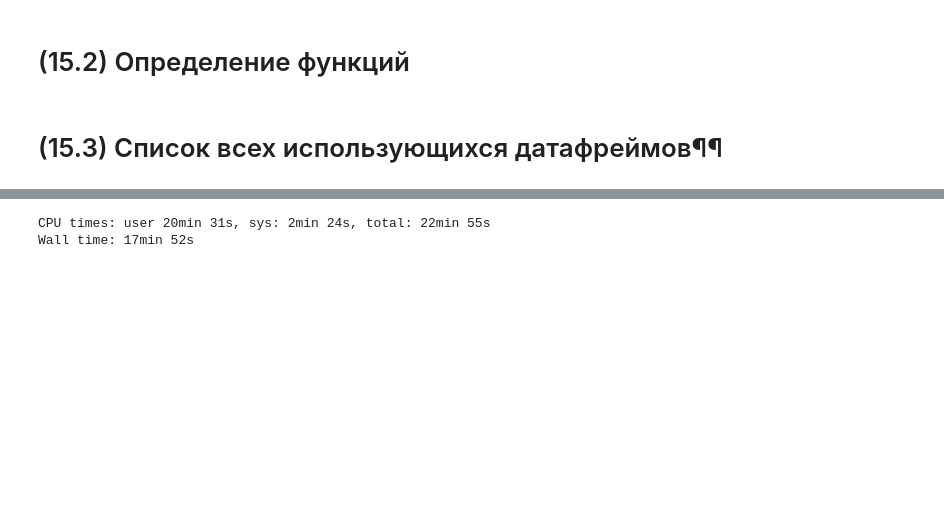
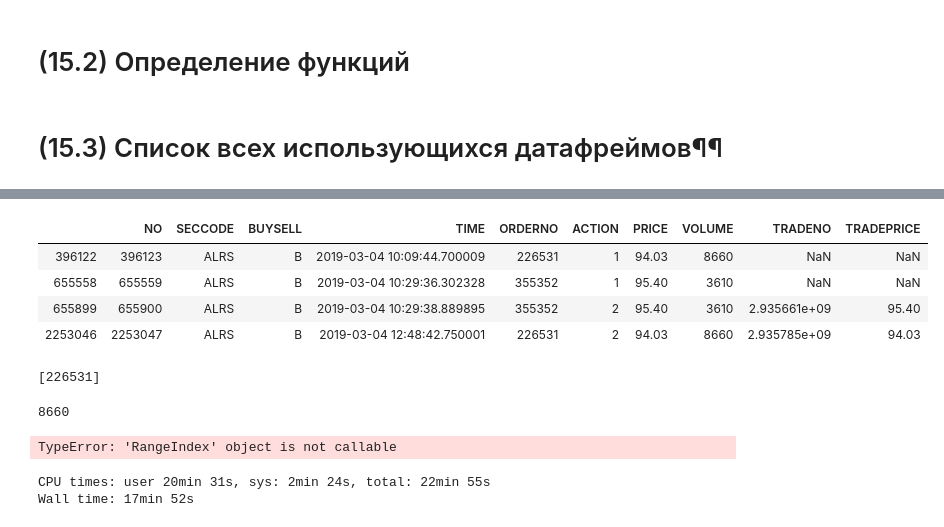
Before and after one commit to katya-luzina/master_thesis, a Jupyter notebook: 5. обновление ордерлога данными по выявленным айсберг-заявкам и цепочкам айсберг-заявок.ipynb, the cells around one changed output, grey strips where cells are left out. Saved outputs shown, nothing was run; the diff lists cells and outputs as text; code cells hidden in the pictures; blank space fills up the shorter version.

```diff
--- a/5. обновление ордерлога данными по выявленным айсберг-заявкам и цепочкам айсберг-заявок.ipynb
+++ b/5. обновление ордерлога данными по выявленным айсберг-заявкам и цепочкам айсберг-заявок.ipynb
@@ -80,0 +205,30 @@ dtype: object
+# %%
+%%time
+# определяем ордерно всех заявок из цепочки
+# находим эти заявки в orders_instr
+# обновляем первоначальный объем первой заявки в цепочке
+# удалить запись о выставлении всех остальных заявок в цепочке
+# обновляем ордерно в указании об исполнении всех других заявок в цепочке на ордерно первой заявки в цепочке
+for a in range(len(all_day_chain_instr_day)):
+
+    chain_id = all_day_chain_instr_day.loc[a, 'CHAIN_ID']
+    print(chain_id)
+    orders_in_chain = chain_results_instr_day[chain_results_instr_day.CHAIN_ID == chain_id]['ORDERNO'].to_list()
+    print(chain_id, orders_in_chain)
+    first_order_in_chain = orders_in_chain[0]
+    # ищем первый элемент цепочки и обновляем объем на величину общего объема цепочки
+    index_in_all_day = all_day_chain_instr_day.index[all_day_chain_instr_day.CHAIN_ID == chain_id].to_list()[0]
+    chain_volume = all_day_chain_instr_day.loc[index_in_all_day, 'VOLUME']
+    orders_instr.loc[(orders_instr['ORDERNO'] == first_order_in_chain) & (orders_instr['ACTION'] == 1),'VOLUME'] = chain_volume
+
+    # если длина цепочки больше единицы, то 1) удаляем все записи о выставлении последующих элементов цепочки
+    # 2) меняем ордерно об исполнении или отмене последующих элементов цепочки на ордерно первого элемента цепочки
+    if len(orders_in_chain) != 1:
+
+        print(chain_id, orders_in_chain,1)
+        # исключаем из цепочки первый элемент
+        rest_orders_in_chain = orders_in_chain[1:len(orders_in_chain)]
+        # удаляем записи о выставлении последующих элементов цепочки
+        orders_instr = orders_instr.drop(orders_instr[(orders_instr['ORDERNO'].isin(rest_orders_in_chain)) & (orders_instr['ACTION']==1)].index)
+        # меняем ордерно об исполнении или отмене последующих элементов цепочки на ордерно первого элемента
+        orders_instr.loc[(orders_instr['ORDERNO'].isin(rest_orders_in_chain)) & (orders['ACTION']!=1),'ORDERNO'] = first_order_in_chain
@@ -80,0 +253,12 @@ dtype: object
+# %%
+orders_instr[(orders_instr.ORDERNO == 226531)|
+             (orders_instr.ORDERNO == 355352)|
+             (orders_instr.ORDERNO == 822918)|
+             (orders_instr.ORDERNO == 822919)|
+             (orders_instr.ORDERNO == 822920)]
+# %% [output]
+|  | NO | SECCODE | BUYSELL | TIME | ORDERNO | ACTION | PRICE | VOLUME | TRADENO | TRADEPRICE |
+| 396122 | 396123 | ALRS | B | 2019-03-04 10:09:44.700009 | 226531 | 1 | 94.03 | 8660 | NaN | NaN |
+| 655558 | 655559 | ALRS | B | 2019-03-04 10:29:36.302328 | 355352 | 1 | 95.40 | 3610 | NaN | NaN |
+| 655899 | 655900 | ALRS | B | 2019-03-04 10:29:38.889895 | 355352 | 2 | 95.40 | 3610 | 2.935661e+09 | 95.40 |
+| 2253046 | 2253047 | ALRS | B | 2019-03-04 12:48:42.750001 | 226531 | 2 | 94.03 | 8660 | 2.935785e+09 | 94.03 |
@@ -81,3 +267,17 @@ dtype: object
+# %%
+chain_results_instr_day[chain_results_instr_day.CHAIN_ID == chain_id]['ORDERNO'].to_list()
+# %% [output]
+[226531]
+# %%
+index_in_all_day = all_day_chain_instr_day.index[all_day_chain_instr_day.CHAIN_ID == chain_id].to_list()[0]
+chain_volume = all_day_chain_instr_day.loc[index_in_all_day, 'VOLUME']
+chain_volume
+# %% [output]
+8660
+# %%
+all_day_chain_instr_day.index[all_day_chain_instr_day.CHAIN_ID == chain_id]
+# %% [output]
+TypeError: 'RangeIndex' object is not callable
 # %%
 # устанавливаем маску участия в цепочке (True - входит в цепочку)
 chain = iceberg_all['GROUP_ID'].notnull()
```
Also changed, not shown: parts of 20 cells of this notebook.
